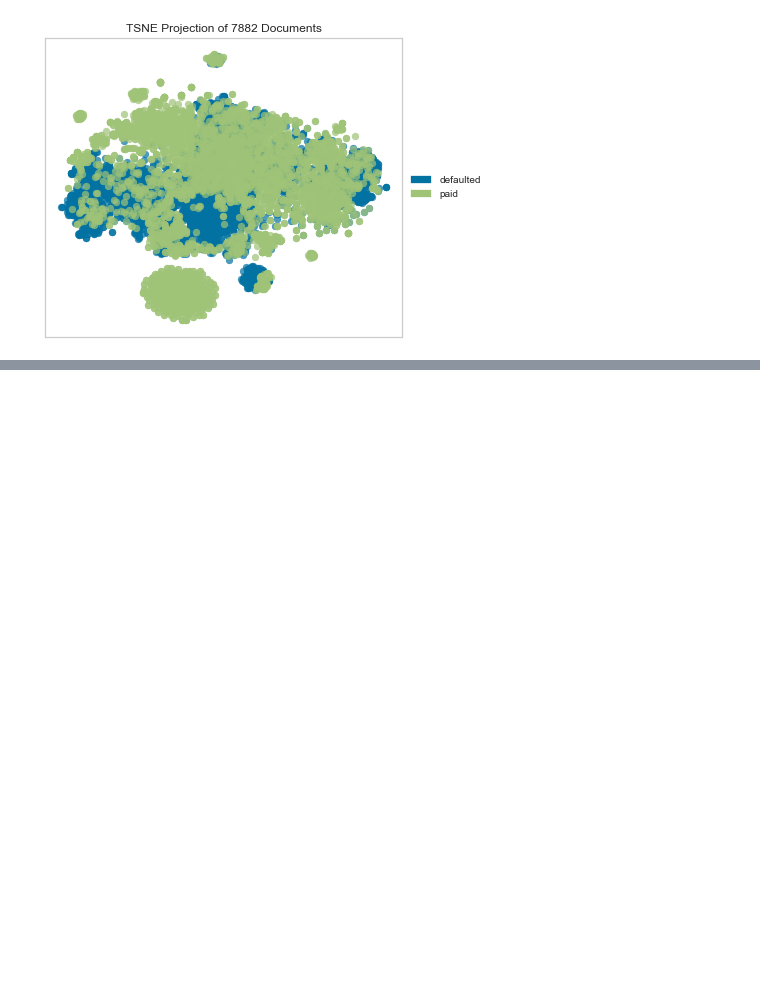
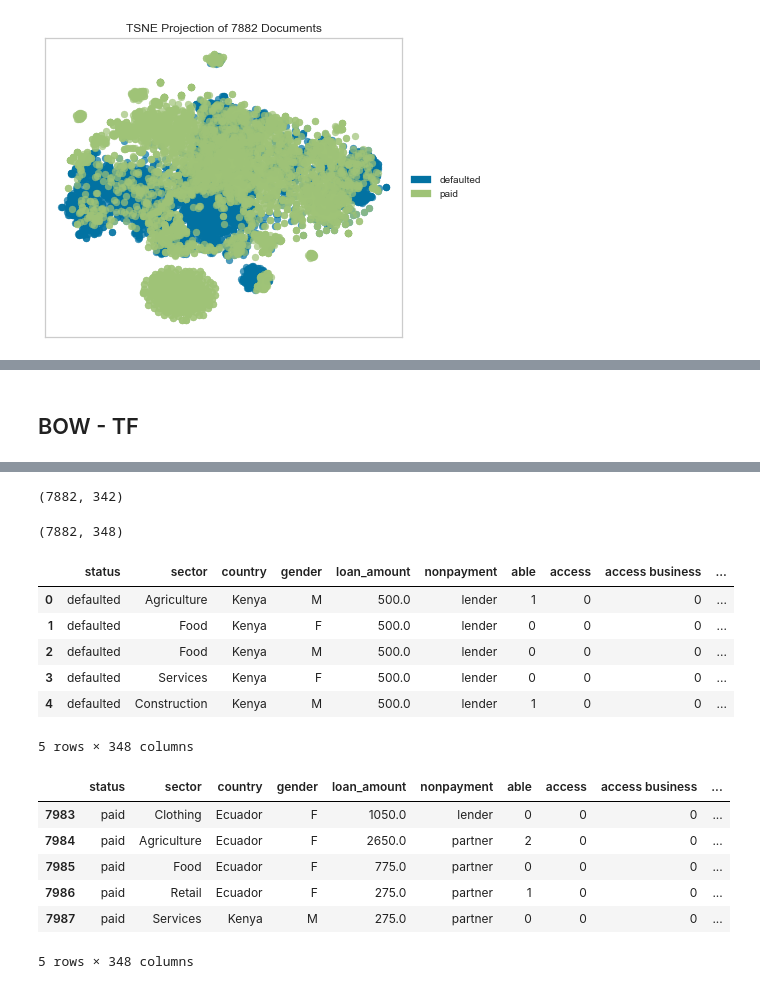
Before and after one commit to stepthom/sandbox, a Jupyter notebook: slides_preprocessing.ipynb, the cells around one changed output, grey strips where cells are left out. Drawn from its saved outputs; the diff is of its cells as text; code cells hidden in the pictures; blank space fills up the shorter version.

```diff
--- a/slides_preprocessing.ipynb
+++ b/slides_preprocessing.ipynb
@@ -424,0 +446,17 @@ TSNEVisualizer(alpha=0.7,
+# %% [markdown]
+## BOW - TF
+# %%
+from sklearn.feature_extraction.text import CountVectorizer
+
+tf_vectorizer = CountVectorizer(min_df=.05, max_df=.5, ngram_range=[1,3])
+%time dtm_tf = tf_vectorizer.fit_transform(kiva_df['en_clean'])
+
+bow_df = pd.DataFrame(dtm_tf.toarray(), columns=tf_vectorizer.get_feature_names(), index=kiva_df.index)
+bow_df.shape
+
+kiva_df_bow = pd.concat([kiva_df, bow_df], axis=1)
+kiva_df_bow.drop(columns=['en', 'en_clean'], inplace=True)
+kiva_df_bow.shape
+kiva_df_bow.head()
+kiva_df_bow.tail()
+# %% [output]
@@ -424,0 +464,16 @@ TSNEVisualizer(alpha=0.7,
+(7882, 342)
+(7882, 348)
+|  | status | sector | country | gender | loan_amount | nonpayment | able | access | access business | ... |
+| 0 | defaulted | Agriculture | Kenya | M | 500.0 | lender | 1 | 0 | 0 | ... |
+| 1 | defaulted | Food | Kenya | F | 500.0 | lender | 0 | 0 | 0 | ... |
+| 2 | defaulted | Food | Kenya | M | 500.0 | lender | 0 | 0 | 0 | ... |
+| 3 | defaulted | Services | Kenya | F | 500.0 | lender | 0 | 0 | 0 | ... |
+| 4 | defaulted | Construction | Kenya | M | 500.0 | lender | 1 | 0 | 0 | ... |
+5 rows × 348 columns
+|  | status | sector | country | gender | loan_amount | nonpayment | able | access | access business | ... |
+| 7983 | paid | Clothing | Ecuador | F | 1050.0 | lender | 0 | 0 | 0 | ... |
+| 7984 | paid | Agriculture | Ecuador | F | 2650.0 | partner | 2 | 0 | 0 | ... |
+| 7985 | paid | Food | Ecuador | F | 775.0 | partner | 0 | 0 | 0 | ... |
+| 7986 | paid | Retail | Ecuador | F | 275.0 | partner | 1 | 0 | 0 | ... |
+| 7987 | paid | Services | Kenya | M | 275.0 | partner | 0 | 0 | 0 | ... |
+5 rows × 348 columns
```
Also changed, not shown: parts of 13 cells of this notebook, 2 other files.
